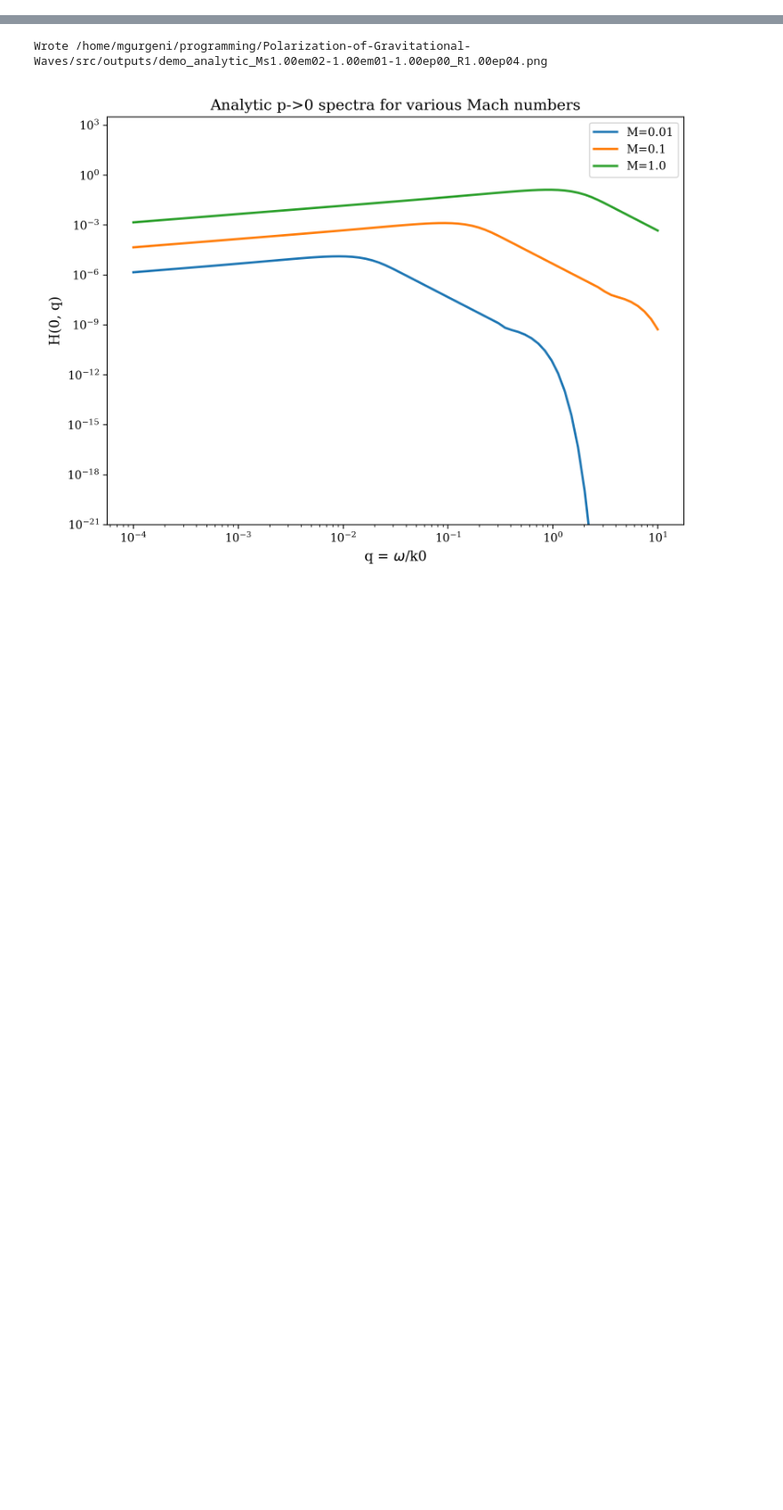
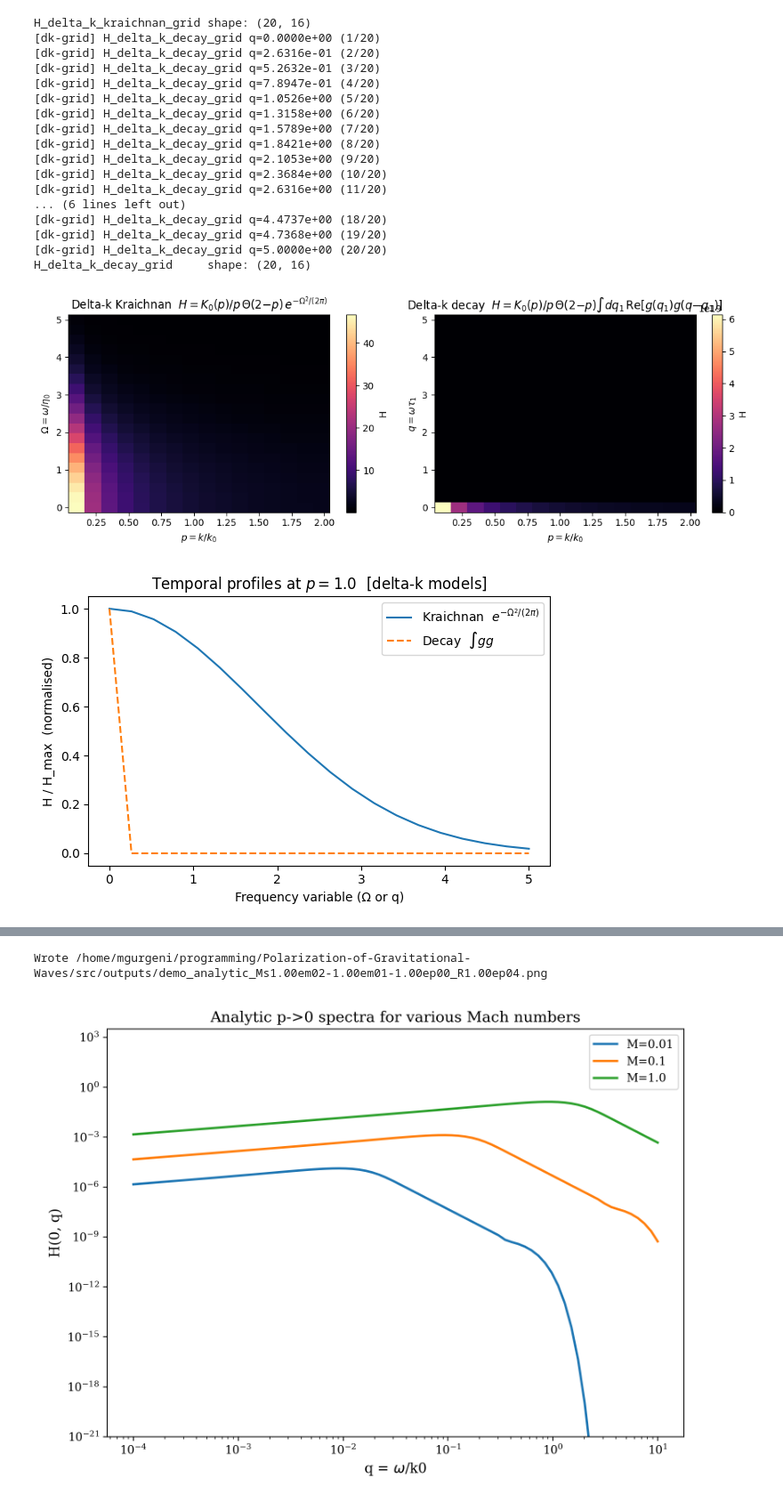
Before and after one commit to shturman99/Polarization-of-Gravitational-Waves, a Jupyter notebook: src/workflow_demo.ipynb, the cells around one changed output, grey strips where cells are left out. Shown at 89% size. Drawn from its saved outputs; the diff is of its cells as text; code cells hidden in the pictures; blank space fills up the shorter version.

```diff
--- a/src/workflow_demo.ipynb
+++ b/src/workflow_demo.ipynb
@@ -195 +463,80 @@ Round-trip verification passed.
+# %%
+ps_dk     = np.linspace(0.1, 1.98, 16)   # p in (0, 2] for monochromatic model
+Omegas_dk = np.linspace(0.0, 5.0, 20)    # Omega = omega/eta0  (Kraichnan)
+qs_dk     = np.linspace(0.0, 5.0, 20)    # q = omega*tau1      (decay)
+n_pts_dk  = 200
+
+status_dk = LiveStatusLogger(
+    prefix='dk-grid', every_seconds=1.0,
+    rank=0, root_only=True,
+)
+
+# Model 3: Delta-k Kraichnan  (vectorised — no loops)
+H_dk_kraichnan = H_delta_k_kraichnan_grid(ps_dk, Omegas_dk)
+print(f'H_delta_k_kraichnan_grid shape: {H_dk_kraichnan.shape}')
+
+# Model 4: Delta-k decay  (1-D conv per q, broadcast over p)
+H_dk_decay = H_delta_k_decay_grid(
+    ps_dk, qs_dk,
+    n_points=n_pts_dk,
+    status=status_dk,
+)
+print(f'H_delta_k_decay_grid     shape: {H_dk_decay.shape}')
+
+# ── Plot ─────────────────────────────────────────────────────────────────────
+fig, (ax1, ax2) = plt.subplots(1, 2, figsize=(11, 4))
+
+pcm1 = ax1.pcolormesh(ps_dk, Omegas_dk, H_dk_kraichnan, shading='auto', cmap='magma')
+ax1.set_xlabel(r'$p = k/k_0$')
+ax1.set_ylabel(r'$\Omega = \omega/\eta_0$')
+ax1.set_title(r'Delta-k Kraichnan  $H = K_0(p)/p\,\Theta(2{-}p)\,e^{-\Omega^2/(2\pi)}$')
+fig.colorbar(pcm1, ax=ax1, label='H')
+
+pcm2 = ax2.pcolormesh(ps_dk, qs_dk, H_dk_decay, shading='auto', cmap='magma')
+ax2.set_xlabel(r'$p = k/k_0$')
+ax2.set_ylabel(r'$q = \omega\tau_1$')
+ax2.set_title(r'Delta-k decay  $H = K_0(p)/p\,\Theta(2{-}p)\int dq_1\,\mathrm{Re}[g(q_1)g(q{-}q_1)]$')
+fig.colorbar(pcm2, ax=ax2, label='H')
+
+fig.tight_layout()
+plt.show()
+
+# Frequency slices at p=1 to compare temporal shapes
+p_slice = 1.0
+H_dk_k_slice = H_delta_k_kraichnan(
+    np.full_like(Omegas_dk, p_slice), Omegas_dk,
+)
+H_dk_d_slice = np.array([
+    H_delta_k_decay(p_slice, q, n_points=n_pts_dk) for q in qs_dk
+])
+
+fig, ax = plt.subplots(figsize=(6, 4))
+ax.plot(Omegas_dk, H_dk_k_slice / H_dk_k_slice.max(), label=r'Kraichnan  $e^{-\Omega^2/(2\pi)}$')
+ax.plot(qs_dk,     H_dk_d_slice / H_dk_d_slice.max(), label=r'Decay  $\int g g$', ls='--')
+ax.set_xlabel('Frequency variable (Ω or q)')
+ax.set_ylabel('H / H_max  (normalised)')
+ax.set_title(fr'Temporal profiles at $p = {p_slice}$  [delta-k models]')
+ax.legend()
+fig.tight_layout()
+plt.show()
+# %% [output]
+H_delta_k_kraichnan_grid shape: (20, 16)
+[dk-grid] H_delta_k_decay_grid q=0.0000e+00 (1/20)
+[dk-grid] H_delta_k_decay_grid q=2.6316e-01 (2/20)
+[dk-grid] H_delta_k_decay_grid q=5.2632e-01 (3/20)
+[dk-grid] H_delta_k_decay_grid q=7.8947e-01 (4/20)
+[dk-grid] H_delta_k_decay_grid q=1.0526e+00 (5/20)
+[dk-grid] H_delta_k_decay_grid q=1.3158e+00 (6/20)
+[dk-grid] H_delta_k_decay_grid q=1.5789e+00 (7/20)
+[dk-grid] H_delta_k_decay_grid q=1.8421e+00 (8/20)
+[dk-grid] H_delta_k_decay_grid q=2.1053e+00 (9/20)
+[dk-grid] H_delta_k_decay_grid q=2.3684e+00 (10/20)
+[dk-grid] H_delta_k_decay_grid q=2.6316e+00 (11/20)
+... (6 lines left out)
+[dk-grid] H_delta_k_decay_grid q=4.4737e+00 (18/20)
+[dk-grid] H_delta_k_decay_grid q=4.7368e+00 (19/20)
+[dk-grid] H_delta_k_decay_grid q=5.0000e+00 (20/20)
+H_delta_k_decay_grid     shape: (20, 16)
+[figure, added]
+[figure, added]
 # %% [markdown]
```
Also changed, not shown: parts of 42 cells of this notebook, 37 other files.
